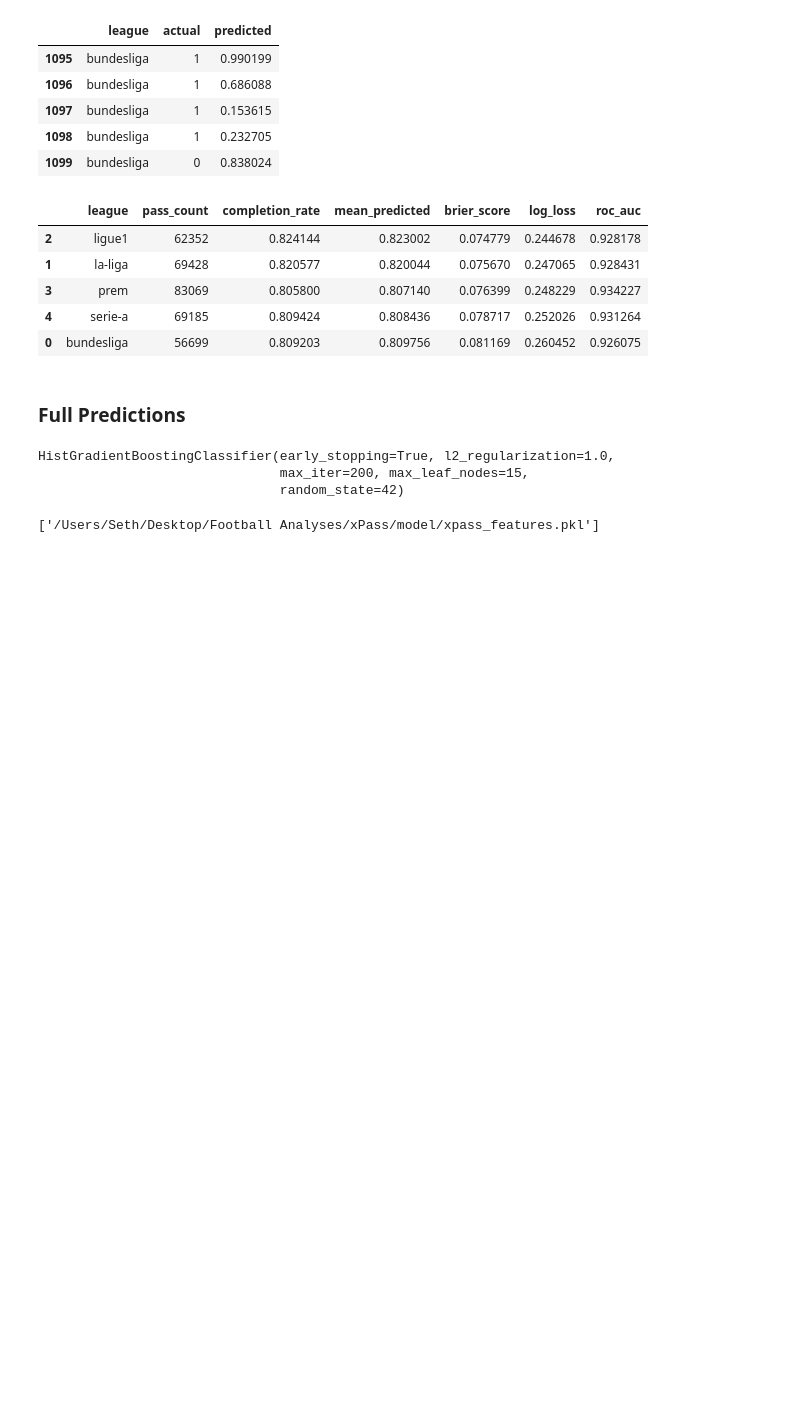
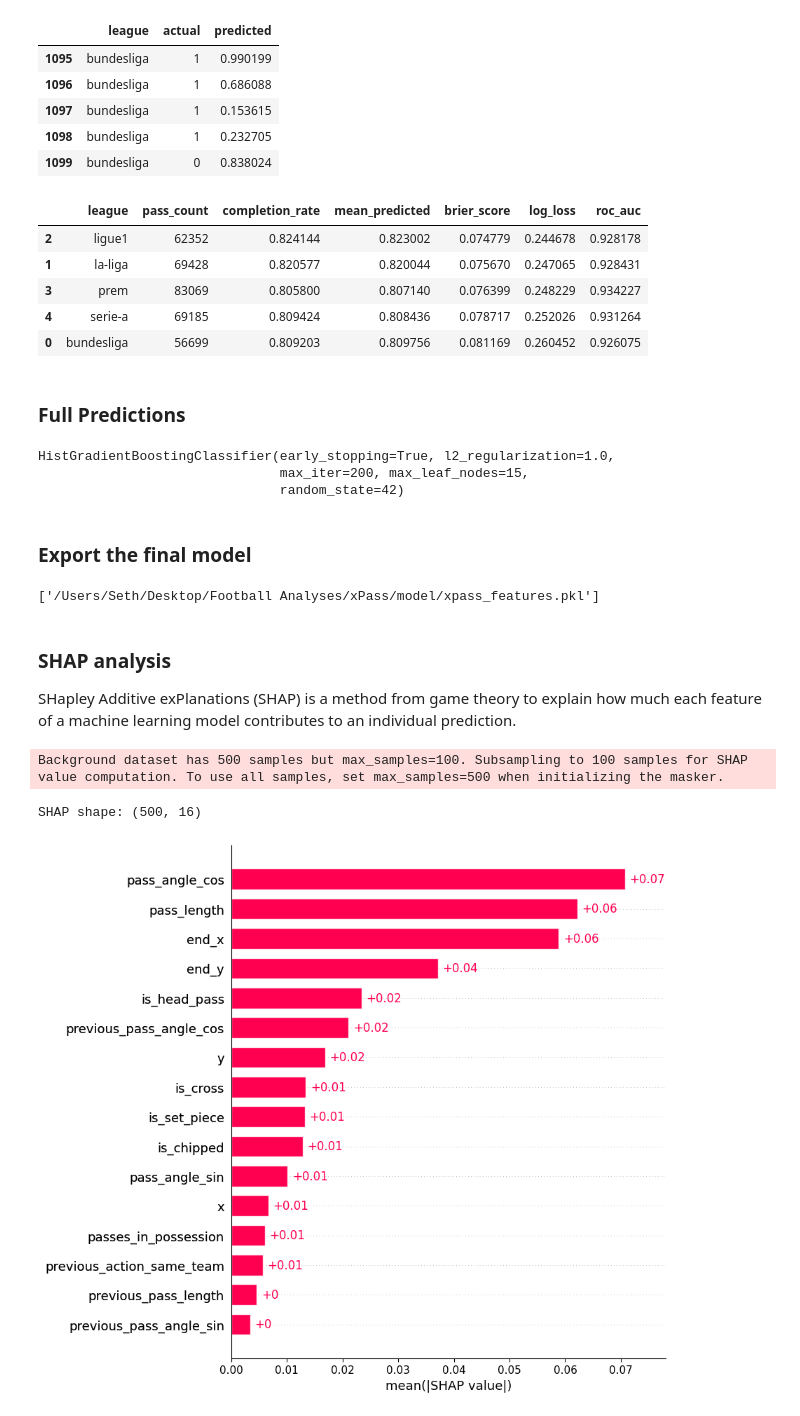
Before and after one commit to sethmckinnonevans/xPass, a Jupyter notebook: notebooks/model_03.ipynb, the cells around one changed output. Saved outputs shown, nothing was run; the diff lists cells and outputs as text; code cells hidden in the pictures; blank space fills up the shorter version.

```diff
--- a/notebooks/model_03.ipynb
+++ b/notebooks/model_03.ipynb
@@ -582,6 +582,8 @@ xPass_cols = ["game_id",
 xpass_df = passes_df[xPass_cols]
 
 xpass_df.to_csv(Path.cwd().parent / "data/cleaned/xPass.csv", index = False)
+# %% [markdown]
+### Export the final model
 # %%
 # -------------------------------------------
 # 6. Export the final model
@@ -592,3 +594,45 @@ joblib.dump(GB_model_B, Path.cwd().parent / "model/xpass_gb_model.pkl")
 joblib.dump(features, Path.cwd().parent /"model/xpass_features.pkl")
 # %% [output]
 ['/Users/Seth/Desktop/Football Analyses/xPass/model/xpass_features.pkl']
+# %% [markdown]
+### SHAP analysis
+SHapley Additive exPlanations (SHAP) is a method from game theory to explain how much each feature of a machine learning model contributes to an individual prediction.
+# %%
+import shap
+
+# Sample the held-out test data
+X_sample = X_test.sample(
+    n=500,
+    random_state=42
+)
+
+# Explain predictions
+explainer = shap.Explainer(
+    GB_model_B.predict_proba,
+    X_sample
+)
+
+shap_values = explainer(X_sample)
+# %% [output]
+Background dataset has 500 samples but max_samples=100. Subsampling to 100 samples for SHAP value computation. To use all samples, set max_samples=500 when initializing the masker.
+# %%
+# Extract SHAP values for successful passes
+if isinstance(shap_values, list):
+    shap_success = shap_values[1]
+
+elif len(shap_values.values.shape) == 3:
+    shap_success = shap_values[:, :, 1]
+
+else:
+    shap_success = shap_values
+
+print("SHAP shape:", shap_success.values.shape)
+# %% [output]
+SHAP shape: (500, 16)
+# %%
+shap.plots.bar(
+    shap_success,
+    max_display=20
+)
+# %% [output]
+[figure, added]
```
Also changed, not shown: parts of 8 cells of this notebook, 8 other files.
